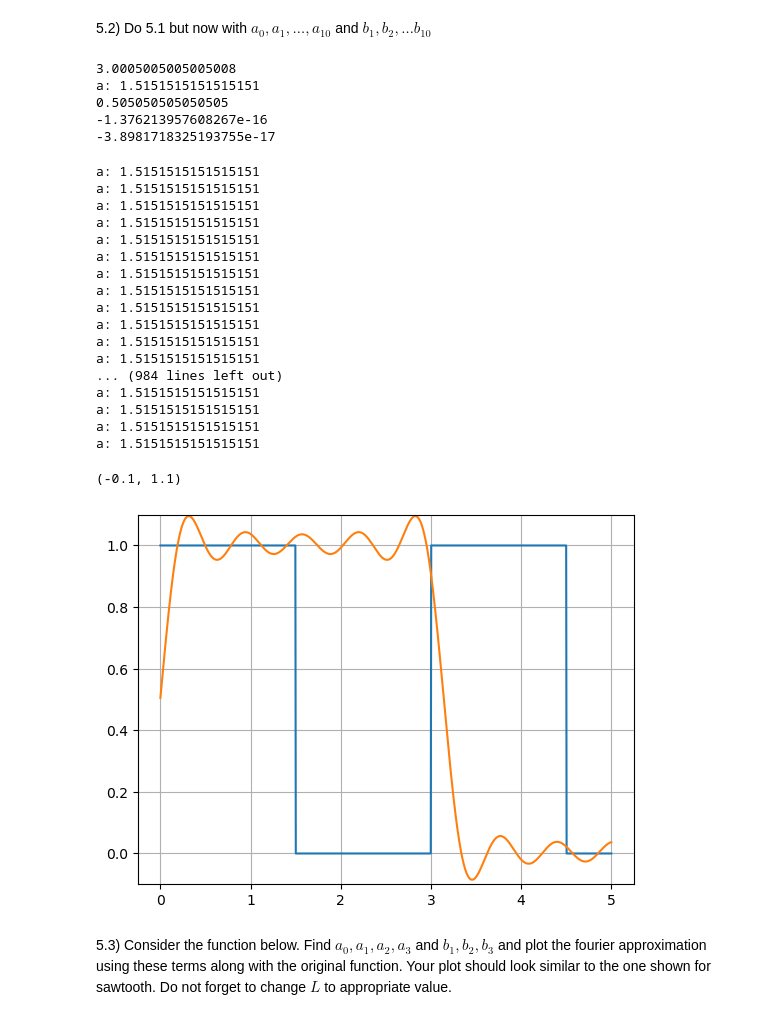
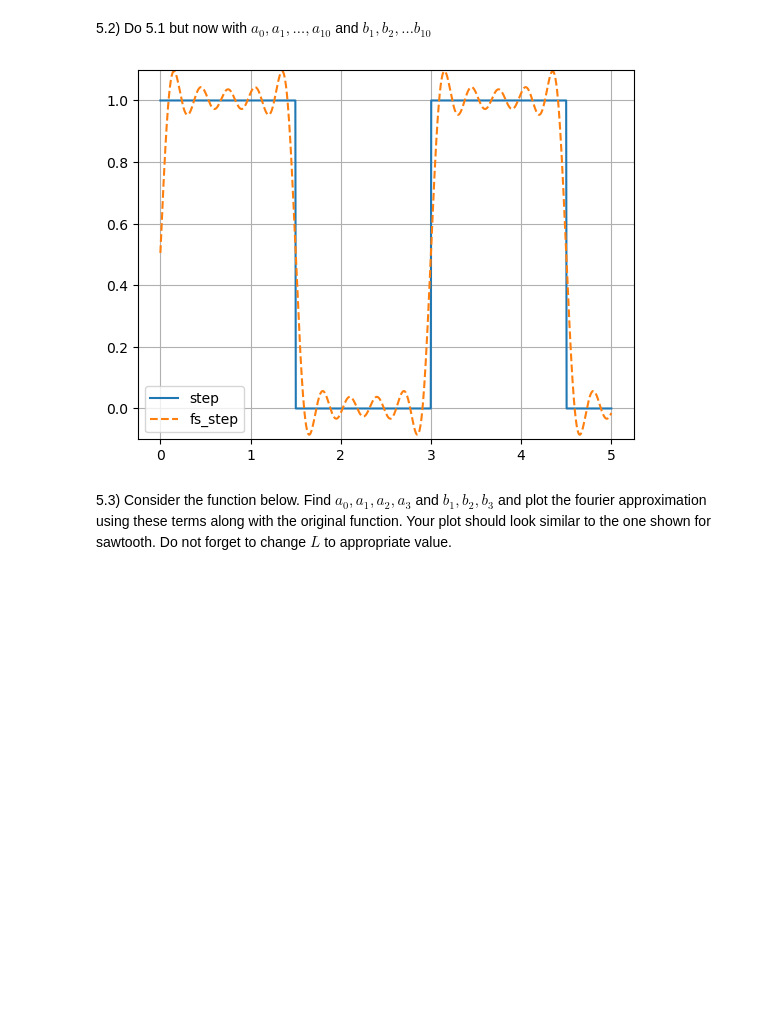
Before and after one commit to austinmaddison/Numerical-Computation, a Jupyter notebook: hw/Homework-3/Homework 3.ipynb, the cells around one changed output. Cells and saved outputs as stored; diff of their text form; code cells hidden in the pictures; blank space fills up the shorter version.

```diff
--- a/hw/Homework-3/Homework 3.ipynb
+++ b/hw/Homework-3/Homework 3.ipynb
@@ -176,101 +176,49 @@ plt.ylim(-0.1,1.1)
 # %% [markdown]
 5.2) Do 5.1 but now with $a_0, a_1, \ldots, a_{10}$ and $b_1, b_2, \ldots b_{10}$
 # %%
+
 def a_0(f, l):
-
-    def trapezoid_area(y1, y2, dx):
-        return y1*dx + ((y2 - y1)*dx)/2
-
     xs = np.linspace(0, 2*l, 100)
     ys = [f(x) for x in xs]
-
     area = np.trapz(ys, xs)
-
-    print('a: ' + str(area))
     return (1/(2*l)) * area
 
 def a(f, n, l):
-
-    def trapezoid_area(y1, y2, dx):
-        return y1*dx + ((y2 - y1)*dx)/2
-
     xs = np.linspace(0, l, 100)
-    ys = [ f(x) * cos(n*x * (np.pi/l) ) for x in xs]
-
+    ys = [f(x) * cos(n * pi * x / l) for x in xs]
     area = np.trapz(ys, xs)
-
     return (1/l) * area
 
 def b(f, n, l):
-
-    def trapezoid_area(y1, y2, dx):
-        return y1*dx + ((y2 - y1)*dx)/2
-
     xs = np.linspace(0, l, 100)
-    ys = [ f(x) * sin(n*x * (np.pi/l) ) for x in xs]
-
+    ys = [f(x) * sin(n * pi * x / l) for x in xs]
     area = np.trapz(ys, xs)
     return (1/l) * area
 
-
 def f_series(xs, f, n, l):
-
-    def helper(x):
+    def helper(x, f):
         result = a_0(f, l)
         for i in range(1, n+1):
-            result +=  a(f, i, l) * cos(i * x) + b(f, i, l) * sin(i * x)
+            result += a(f, i, l) * cos(i * pi * x / l) + b(f, i, l) * sin(i * pi * x / l)
         return result
 
-    ys = [ helper(x) for x in xs ]
+    ys = [helper(x, f) for x in xs]
     return ys
-
-
-print(np.trapz(y, x))
-
-
-print(a_0(step, 1.5))
-n = 10
-print(a(step, n, 1.5))
-print((1/(n * np.pi)) * (sin(n * np.pi)))
-# %% [output]
-3.0005005005005008
-a: 1.5151515151515151
-0.505050505050505
--1.376213957608267e-16
--3.8981718325193755e-17
 # %%
 
-xs = np.linspace(0, 5, 1000)
-ys = f_series(xs, step, 10, 1.5)
+ys = f_series(x, step, 10, 1.5)
 
-x = np.linspace(0,5,1000)
 y = [step(xx) for xx in x]
 
-plt.plot(x,y,label='step')
-plt.plot(xs,ys,label='fs_step')
+plt.plot(x, y, label='step')
+plt.plot(x, ys, label='fs_step', linestyle='--')
 
 plt.grid()
 plt.ylim(-0.1,1.1)
+plt.legend()
+plt.show()
 # %% [output]
-a: 1.5151515151515151
-a: 1.5151515151515151
-a: 1.5151515151515151
-a: 1.5151515151515151
-a: 1.5151515151515151
-a: 1.5151515151515151
-a: 1.5151515151515151
-a: 1.5151515151515151
-a: 1.5151515151515151
-a: 1.5151515151515151
-a: 1.5151515151515151
-a: 1.5151515151515151
-... (984 lines left out)
-a: 1.5151515151515151
-a: 1.5151515151515151
-a: 1.5151515151515151
-a: 1.5151515151515151
-(-0.1, 1.1)
-[figure, old version]
+[figure, new version]
 # %% [markdown]
 5.3) Consider the function below. Find $a_0, a_1, a_2, a_3$ and $b_1, b_2, b_3$ and plot the fourier approximation using these terms along with the original function. Your plot should look similar to the one shown for sawtooth. Do not forget to change $L$ to appropriate value.
 # %%
```
Also changed, not shown: parts of 1 cell of this notebook, 8 other files.
